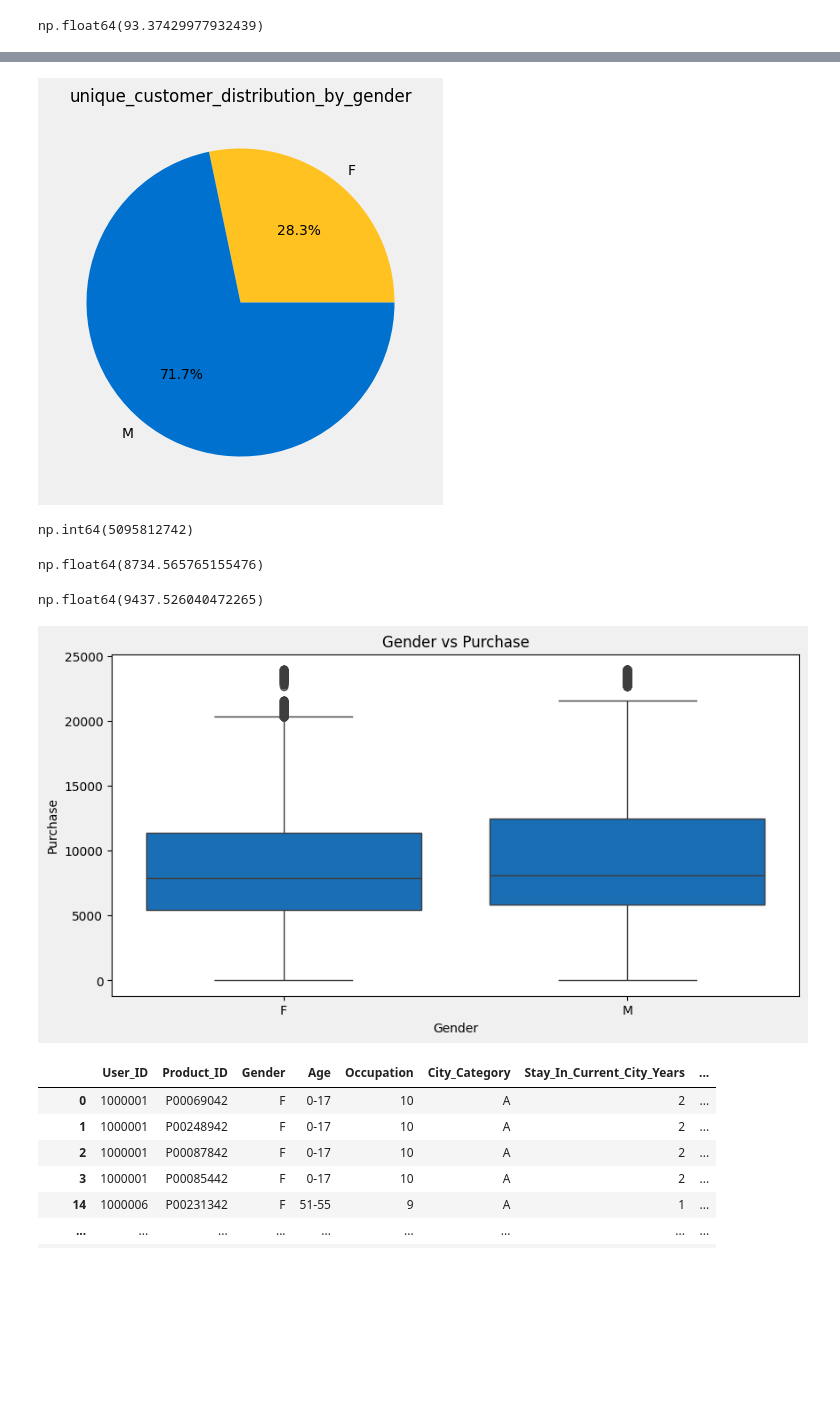
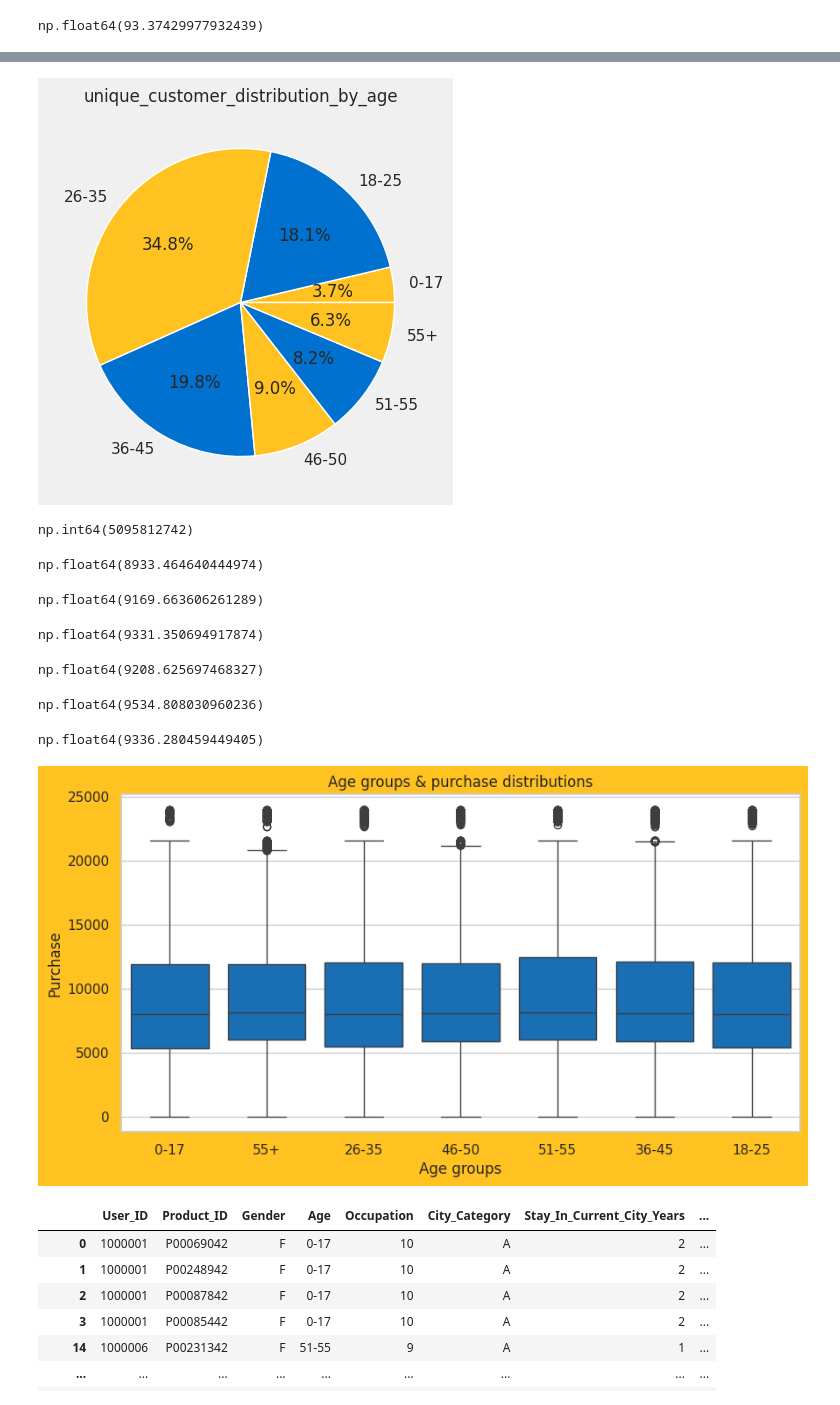
Before and after one commit to RichaGaharwar/Walmart---Confidence-Interval-CLT, a Jupyter notebook: Walmart_Confidence_Interval_&_CLT.ipynb, the cells around one changed output, grey strips where cells are left out. Cells and saved outputs as stored; diff of their text form; code cells hidden in the pictures; blank space fills up the shorter version.

```diff
--- a/Walmart_Confidence_Interval_&_CLT.ipynb
+++ b/Walmart_Confidence_Interval_&_CLT.ipynb
@@ -2143,31 +2173,47 @@ plt.show()
 # %%
 plt.figure(figsize=(10,5), facecolor='#F0F0F0')
-plt.pie(x=unique_customers['User_ID'], labels=unique_customers['Gender'], colors=['#FFC220', '#0071CE'], autopct='%1.1f%%')
-plt.title('unique_customer_distribution_by_gender')
+plt.pie(x=unique_customers['User_ID'], labels=unique_customers['Age'], colors=['#FFC220', '#0071CE'], autopct='%1.1f%%')
+plt.title('unique_customer_distribution_by_age')
 plt.show()
 # %% [output]
-[figure, old version]
+[figure, new version]
 # %%
 walmart['Purchase'].sum()
 # %% [output]
 np.int64(5095812742)
+# %%
+walmart[walmart['Age']=='0-17']['Purchase'].mean()
+# %% [output]
+np.float64(8933.464640444974)
+# %%
+walmart[walmart['Age']=='18-25']['Purchase'].mean()
+# %% [output]
+np.float64(9169.663606261289)
+# %%
+walmart[walmart['Age']=='36-45']['Purchase'].mean()
+# %% [output]
+np.float64(9331.350694917874)
+# %%
+walmart[walmart['Age']=='46-50']['Purchase'].mean()
+# %% [output]
+np.float64(9208.625697468327)
+# %%
+walmart[walmart['Age']=='51-55']['Purchase'].mean()
+# %% [output]
+np.float64(9534.808030960236)
 # %%
-walmart[walmart['Gender']=='F']['Purchase'].mean()
+walmart[walmart['Age']=='55+']['Purchase'].mean()
 # %% [output]
-np.float64(8734.565765155476)
+np.float64(9336.280459449405)
-# %%
-walmart[walmart['Gender']=='M']['Purchase'].mean()
-# %% [output]
-np.float64(9437.526040472265)
 # %%
-plt.figure(figsize=(10,5), facecolor='#F0F0F0')
-sns.boxplot(x=walmart['Gender'], y=walmart['Purchase'], color='#0071CE')
-plt.xlabel('Gender')
+plt.figure(figsize=(10,5), facecolor='#FFC220')
+sns.boxplot(x=walmart['Age'], y=walmart['Purchase'], color='#0071CE')
+plt.xlabel('Age groups')
 plt.ylabel('Purchase')
-plt.title('Gender vs Purchase')
+plt.title('Age groups & purchase distributions')
 plt.show()
 # %% [output]
-[figure, old version]
+[figure, new version]
 # %%
 female_customers = walmart[walmart['Gender'] == 'F']
 female_customers
```
Also changed, not shown: parts of 50 cells of this notebook.
